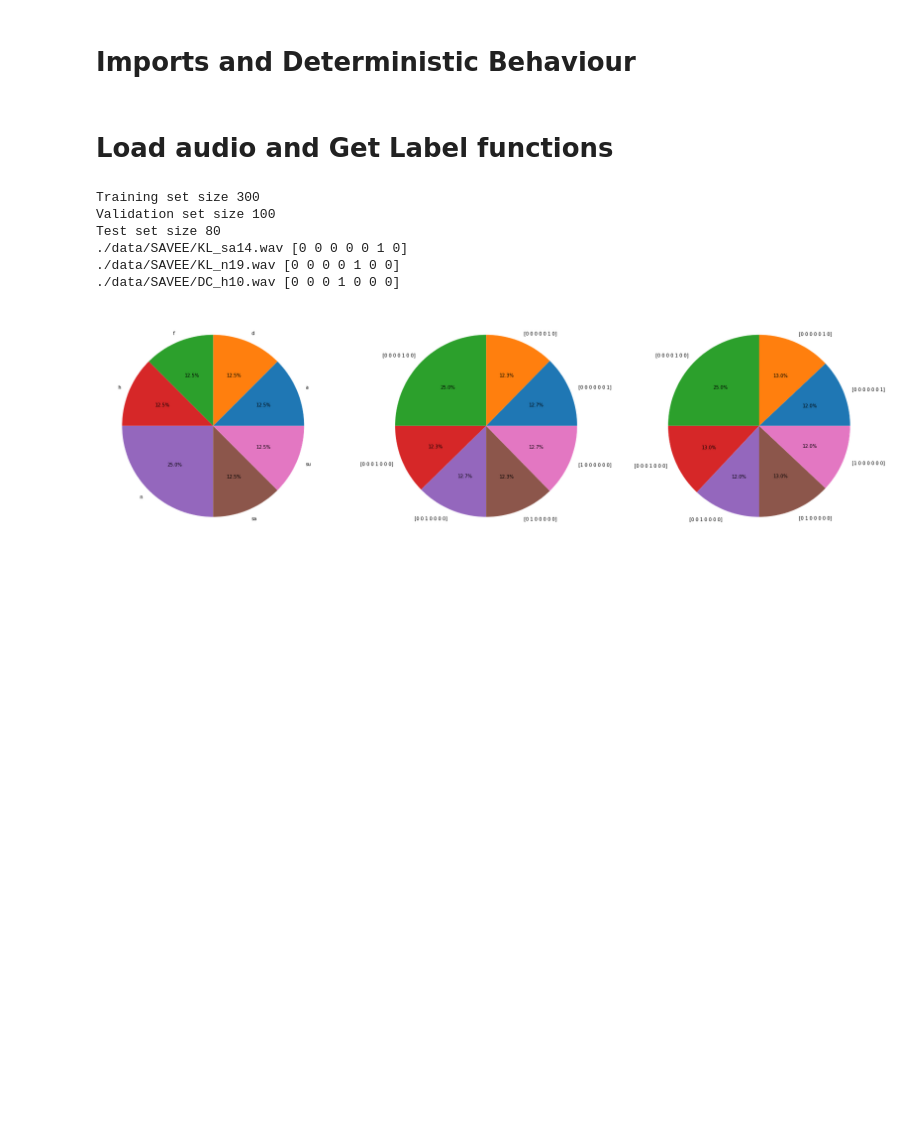
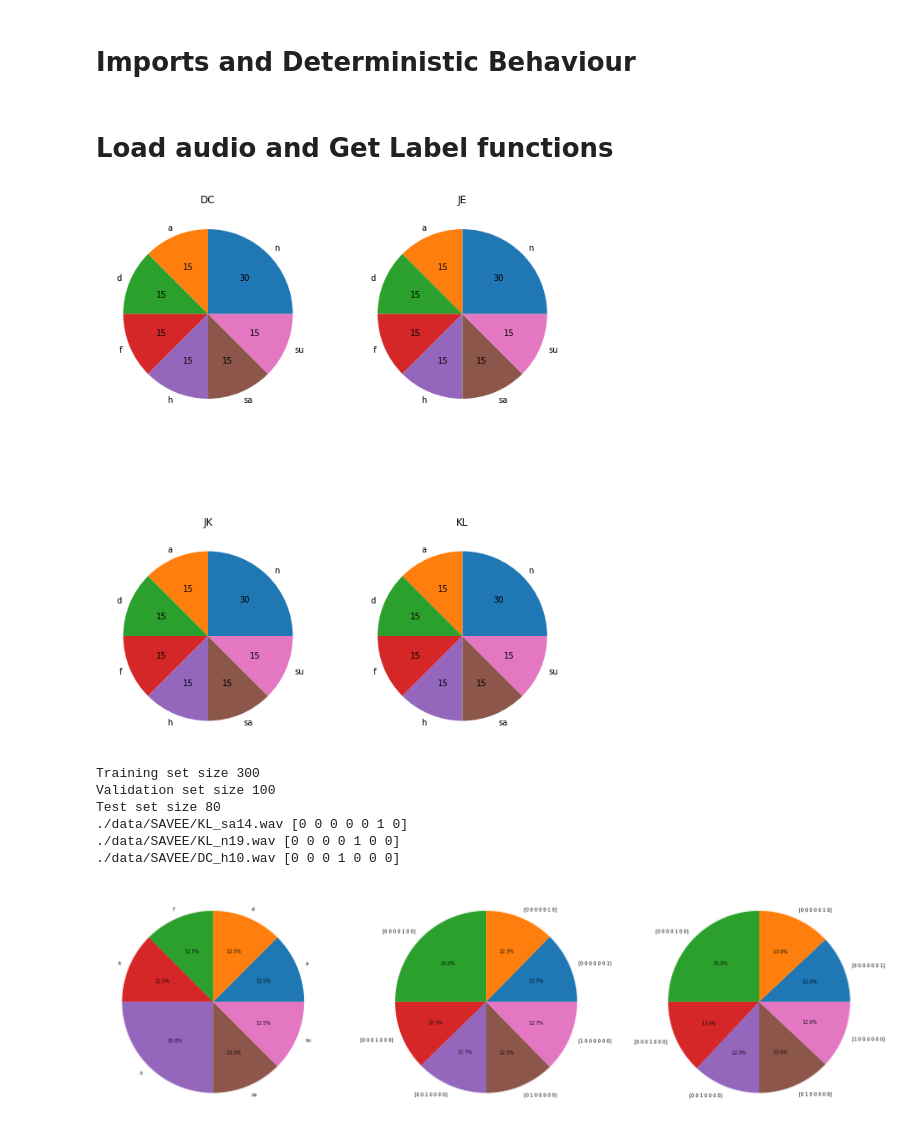
Before and after one commit to alejack9/Speech-Emotion-Recognition, a Jupyter notebook: Paper/paper.ipynb, the cells around one changed output. Saved outputs shown, nothing was run; the diff lists cells and outputs as text; code cells hidden in the pictures; blank space fills up the shorter version.

Commit message:
add label dist over speakers plot

```diff
--- a/Paper/paper.ipynb
+++ b/Paper/paper.ipynb
@@ -48,3 +42,8 @@ SAMPLE_RATE_HZ = 44100
 def get_label(file_path):
   parts = re.sub('.+\_|[0-9]+.wav', '', file_path)
   return parts
+
+
+def get_speaker_name(file_path):
+  parts = re.sub('.*[/]+|\_|[a-z]+[0-9]+.wav', '', file_path)
+  return parts
@@ -51 +52,22 @@ def get_label(file_path):
+# %%
+df = pd.DataFrame({'filenames': filenames, 'speaker': map(get_speaker_name, filenames), 'label': map(get_label, filenames)})
+
+rows = 2
+cols = 2
+n = rows * cols
+fig, axes = plt.subplots(rows, cols, figsize=(10, 10))
+
+for i, speaker in enumerate(df['speaker'].unique()):
+  values = df[df['speaker'] == speaker]['label'].value_counts()
+
+  r = i // cols
+  c = i % cols
+  ax = axes[r][c]
+
+  ax.set_title(speaker)
+  ax.pie(values.values, labels= values.index, autopct=lambda p: '{:.0f}'.format(p * values.values.sum() / 100))
+
+plt.show()
+# %% [output]
+[figure, added]
 # %%
```
Also changed, not shown: parts of 6 cells of this notebook.
